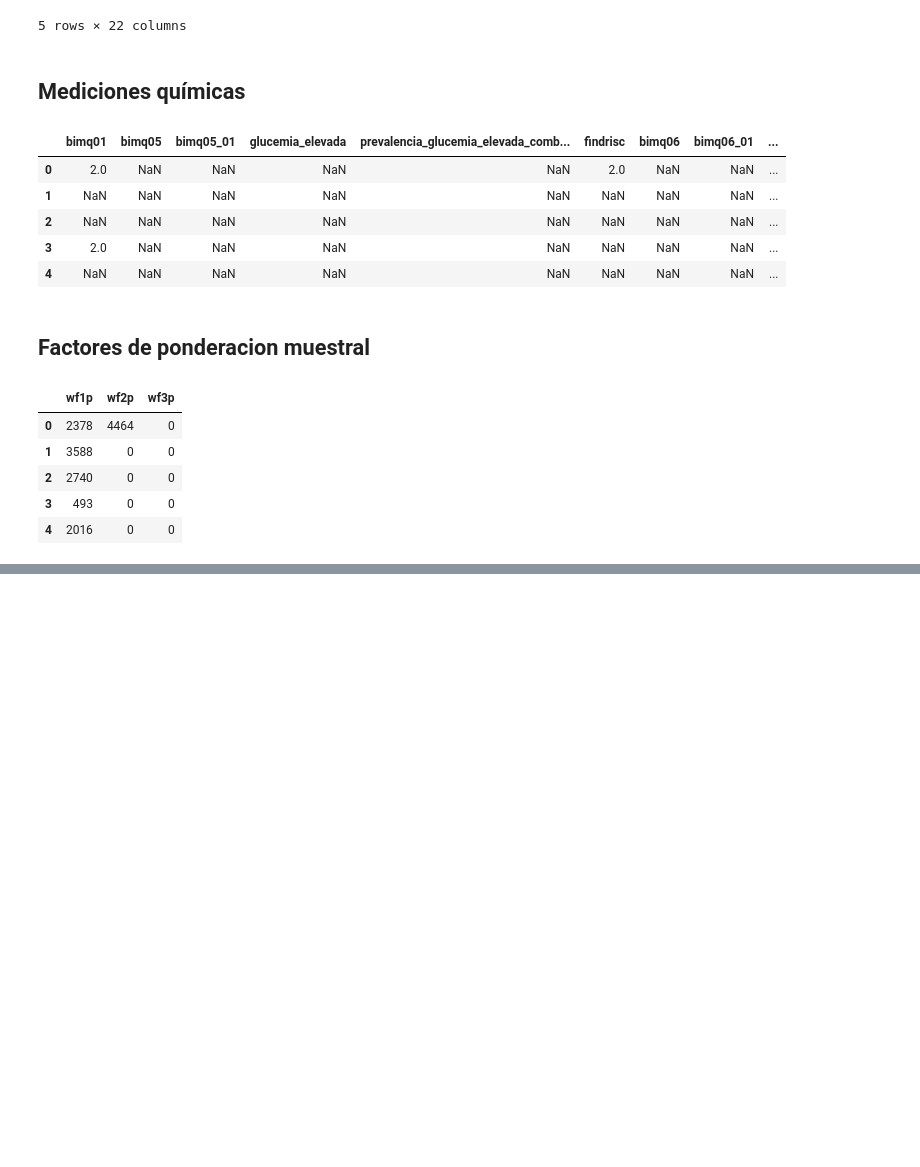
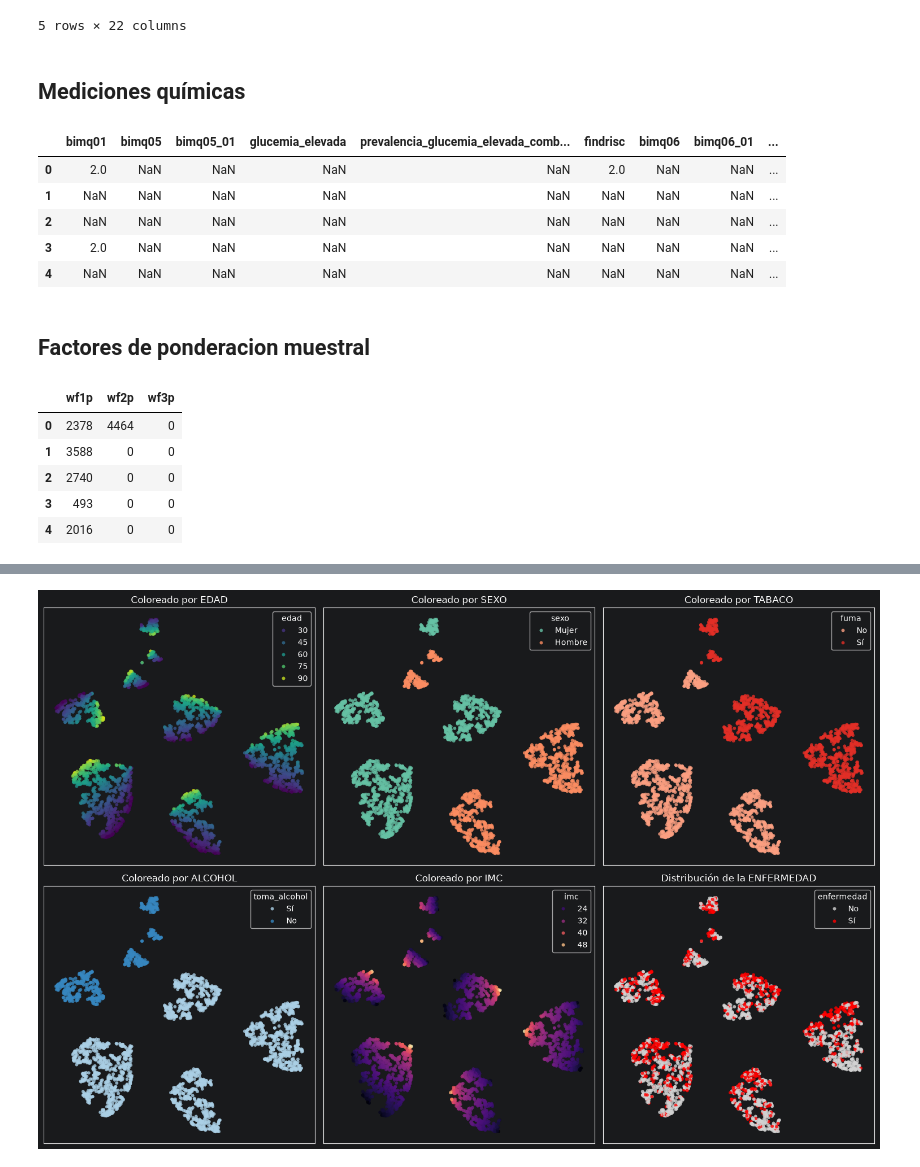
Before and after one commit to fausmurgades/Fundamentos-De-La-Ciencia-De-Datos-TP-Especial, a Jupyter notebook: mate.ipynb, the cells around one changed output, grey strips where cells are left out. Drawn from its saved outputs; the diff is of its cells as text; code cells hidden in the pictures; blank space fills up the shorter version.

Commit message:
Desarrollo de enfermedades en clusters

```diff
--- a/mate.ipynb
+++ b/mate.ipynb
@@ -516,0 +894,91 @@ raw_data_factores_ponderacion.head(5)
+# %%
+import pandas as pd
+import numpy as np
+import matplotlib.pyplot as plt
+import seaborn as sns
+from sklearn.manifold import TSNE
+from sklearn.preprocessing import StandardScaler
+import warnings
+warnings.filterwarnings('ignore')
+
+# 1. Cargar y preparar datos (rápido)
+raw_data = pd.read_csv('ENFR 2018 - Base usuario.txt', sep='|')
+
+df_demo = raw_data[['id', 'bhch04', 'bhch03']].copy()
+df_demo['edad'] = pd.to_numeric(df_demo['bhch04'], errors='coerce')
+df_demo['sexo'] = np.where(pd.to_numeric(df_demo['bhch03'], errors='coerce') == 1, 'Hombre', 'Mujer')
+
+df_tabaco = raw_data[['id', 'consumo_tabaco_100']].copy()
+df_tabaco['fuma'] = np.where(df_tabaco['consumo_tabaco_100'].isin([1, 2]), 'Sí', 'No')
+
+df_alcohol = raw_data[['id', 'bica01']].copy()
+df_alcohol['toma_alcohol'] = np.where(df_alcohol['bica01'] == 1, 'Sí', 'No')
+
+df_peso = raw_data[['id', 'imc']].copy()
+
+df_salud = raw_data[['id', 'prevalencia_hipertension', 'prevalencia_diabetes']].copy()
+df_salud['enfermedad'] = np.where((df_salud['prevalencia_hipertension'] == 1) | (df_salud['prevalencia_diabetes'] == 1), 'Sí', 'No')
+
+# Merge
+df = df_demo[['id', 'edad', 'sexo']].merge(df_tabaco[['id', 'fuma']], on='id')\
+                                    .merge(df_alcohol[['id', 'toma_alcohol']], on='id')\
+                                    .merge(df_peso, on='id')\
+                                    .merge(df_salud[['id', 'enfermedad']], on='id').dropna()
+
+# Sample para t-SNE rápido
+np.random.seed(42)
+df_sample = df.sample(n=2500, random_state=42)
+
+# Numéricos para escalar (convertimos binarias a 0/1 para el t-SNE)
+X = df_sample[['edad', 'imc']].copy()
+X['sexo_num'] = np.where(df_sample['sexo'] == 'Hombre', 1, 0)
+X['fuma_num'] = np.where(df_sample['fuma'] == 'Sí', 1, 0)
+X['alcohol_num'] = np.where(df_sample['toma_alcohol'] == 'Sí', 1, 0)
+
+scaler = StandardScaler()
+X_scaled = scaler.fit_transform(X)
+
+# Ejecutar t-SNE
+tsne = TSNE(n_components=2, perplexity=40, random_state=42, max_iter=1000)
+embedding = tsne.fit_transform(X_scaled)
+df_sample['dim1'] = embedding[:, 0]
+df_sample['dim2'] = embedding[:, 1]
+
+# Graficar Grid para ver por qué se formaron
+fig, axes = plt.subplots(2, 3, figsize=(15, 10))
+axes = axes.flatten()
+
+# 1. Edad (Continuo)
+sns.scatterplot(x='dim1', y='dim2', hue='edad', palette='viridis', data=df_sample, ax=axes[0], s=15, alpha=0.8, edgecolor=None)
+axes[0].set_title('Coloreado por EDAD')
+
+# 2. Sexo
+sns.scatterplot(x='dim1', y='dim2', hue='sexo', palette='Set2', data=df_sample, ax=axes[1], s=15, alpha=0.8, edgecolor=None)
+axes[1].set_title('Coloreado por SEXO')
+
+# 3. Fuma
+sns.scatterplot(x='dim1', y='dim2', hue='fuma', palette='Reds', data=df_sample, ax=axes[2], s=15, alpha=0.8, edgecolor=None)
+axes[2].set_title('Coloreado por TABACO')
+
+# 4. Alcohol
+sns.scatterplot(x='dim1', y='dim2', hue='toma_alcohol', palette='Blues', data=df_sample, ax=axes[3], s=15, alpha=0.8, edgecolor=None)
+axes[3].set_title('Coloreado por ALCOHOL')
+
+# 5. IMC
+sns.scatterplot(x='dim1', y='dim2', hue='imc', palette='magma', data=df_sample, ax=axes[4], s=15, alpha=0.8, edgecolor=None)
+axes[4].set_title('Coloreado por IMC')
+
+# 6. Enfermedad
+sns.scatterplot(x='dim1', y='dim2', hue='enfermedad', palette={'Sí': 'red', 'No': 'lightgrey'}, data=df_sample, ax=axes[5], s=15, alpha=0.8, edgecolor=None)
+axes[5].set_title('Distribución de la ENFERMEDAD')
+
+for ax in axes:
+    ax.set_xticks([])
+    ax.set_yticks([])
+    ax.set_xlabel('')
+    ax.set_ylabel('')
+
+plt.tight_layout()
+plt.show()
+# %% [output]
+[figure, added]
```
Also changed, not shown: parts of 11 cells of this notebook, 1 other file.
